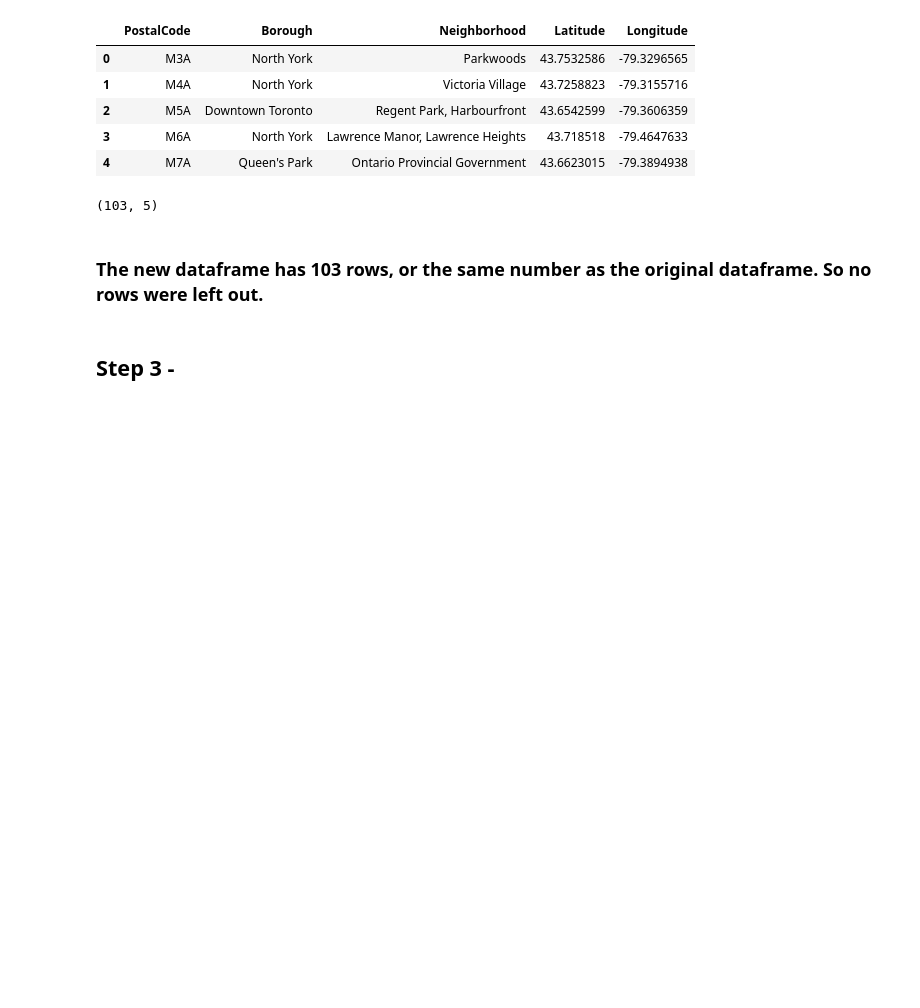
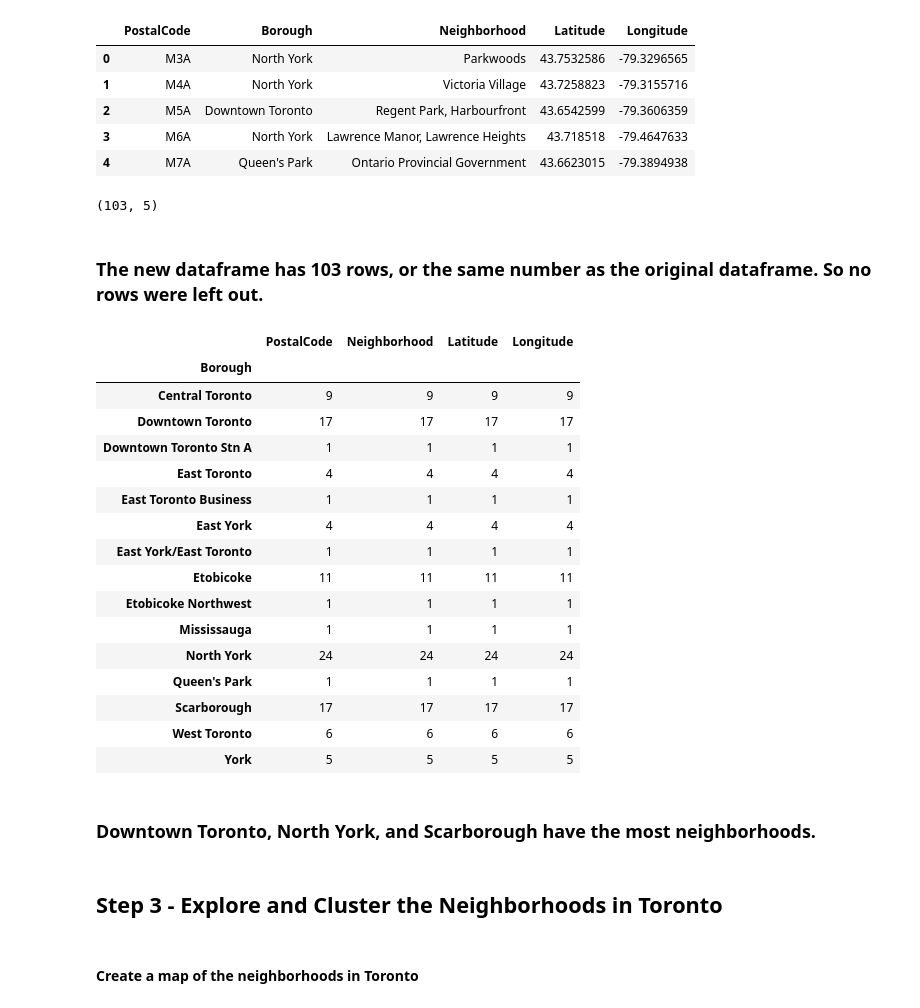
Before and after one commit to kcspradlin/Coursera_Capstone, a Jupyter notebook: Capstone_Project_Week3.ipynb, the cells around one changed output. Saved outputs shown, nothing was run; the diff lists cells and outputs as text; code cells hidden in the pictures; blank space fills up the shorter version.

```diff
--- a/Capstone_Project_Week3.ipynb
+++ b/Capstone_Project_Week3.ipynb
@@ -183,9 +179,9 @@ for index, row in df.iterrows():
   full_table_contents.append(cell)
 
 
-full_df = pd.DataFrame(full_table_contents)
+toronto_data = pd.DataFrame(full_table_contents)
 
-full_df.head()
+toronto_data.head()
 # %% [output]
 |  | PostalCode | Borough | Neighborhood | Latitude | Longitude |
 | 0 | M3A | North York | Parkwoods | 43.7532586 | -79.3296565 |
@@ -199,5 +195,29 @@ full_df.shape
 (103, 5)
 # %% [markdown]
 ### The new dataframe has 103 rows, or the same number as the original dataframe.  So no rows were left out.
+# %%
+toronto_data.groupby('Borough').count()
+# %% [output]
+|  | PostalCode | Neighborhood | Latitude | Longitude |
+| Borough |  |  |  |  |
+| Central Toronto | 9 | 9 | 9 | 9 |
+| Downtown Toronto | 17 | 17 | 17 | 17 |
+| Downtown Toronto Stn A | 1 | 1 | 1 | 1 |
+| East Toronto | 4 | 4 | 4 | 4 |
+| East Toronto Business | 1 | 1 | 1 | 1 |
+| East York | 4 | 4 | 4 | 4 |
+| East York/East Toronto | 1 | 1 | 1 | 1 |
+| Etobicoke | 11 | 11 | 11 | 11 |
+| Etobicoke Northwest | 1 | 1 | 1 | 1 |
+| Mississauga | 1 | 1 | 1 | 1 |
+| North York | 24 | 24 | 24 | 24 |
+| Queen's Park | 1 | 1 | 1 | 1 |
+| Scarborough | 17 | 17 | 17 | 17 |
+| West Toronto | 6 | 6 | 6 | 6 |
+| York | 5 | 5 | 5 | 5 |
+# %% [markdown]
+### Downtown Toronto, North York, and Scarborough have the most neighborhoods.
 # %% [markdown]
-## Step 3 -
+## Step 3 - Explore and Cluster the Neighborhoods in Toronto
+# %% [markdown]
+#### Create a map of the neighborhoods in Toronto
```
Also changed, not shown: parts of 59 cells of this notebook.
